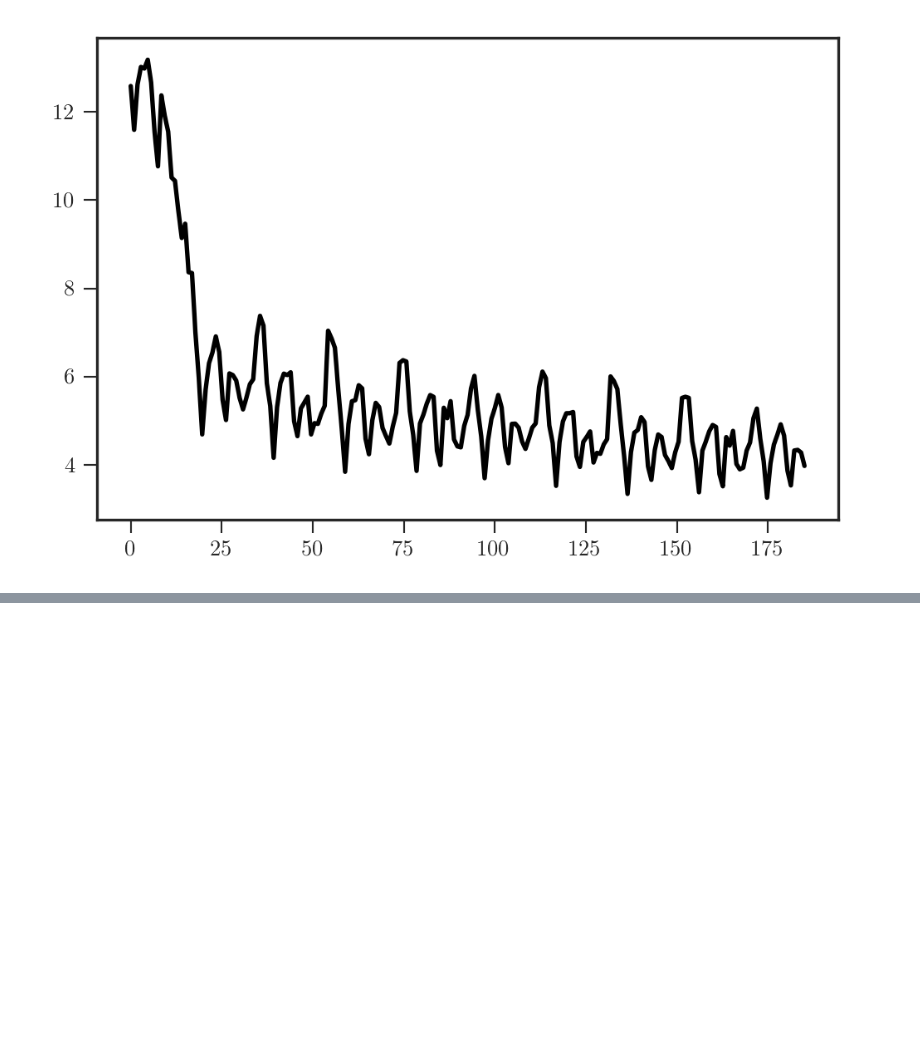
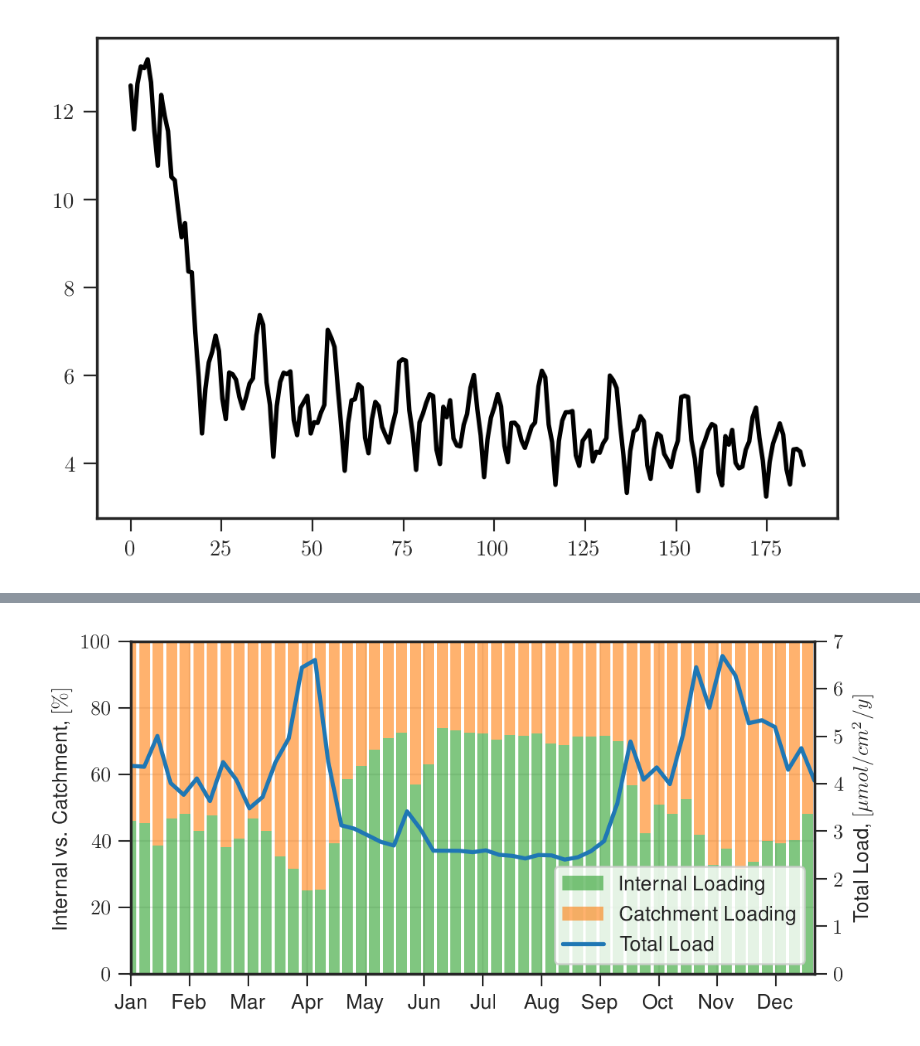
Before and after one commit to biogeochemistry/MyLake_v2_Vansjo, a Jupyter notebook: Postproc_code/P loads scenarios 17m sediments.ipynb, the cells around one changed output, grey strips where cells are left out. Saved outputs shown, nothing was run; the diff lists cells and outputs as text; code cells hidden in the pictures; blank space fills up the shorter version.

```diff
--- a/Postproc_code/P loads scenarios 17m sediments.ipynb
+++ b/Postproc_code/P loads scenarios 17m sediments.ipynb
@@ -1383,0 +1382,23 @@ plt.xticks(np.linspace(1,53,12),[m[:3] for m in ['January', 'February', 'March',
+# %%
+# mean_loading.plot()
+fig = plt.figure(figsize=(6,3), dpi=190)
+inflow = mean_loading['TP inflow'].values*365*10**2/31000
+internal = mean_loading['P fx'].values*365*10**2/31000
+p1 = plt.bar(mean_loading.index.values, 100*inflow/(internal+inflow), label='From Catchment',bottom=100*internal/(internal+inflow), color=sns.color_palette()[1],align='center', alpha=0.6)
+p0 = plt.bar(mean_loading.index.values, 100*internal/(internal+inflow), label='Internal Loading', color=sns.color_palette()[2], align='center',alpha=0.6)
+# plt.ylim(0,None)
+plt.xlim(0.5,53.5)
+plt.ylim(0,100)
+plt.ylabel('Internal vs. Catchment, $[\%]$')
+plt.grid(alpha=0.5)
+ax2 = plt.gca().twinx()
+a2, = ax2.plot(mean_loading.index.values, internal+inflow, label='Total Load', lw=2)
+ax2.set_ylim(0,7)
+ax2.set_ylabel('Total Load, $[\mu mol / cm^{2} / y]$')
+plt.legend([p0,p1,a2], ['Internal Loading', 'Catchment Loading', 'Total Load'], frameon=1, loc=4)
+plt.xlim(1,51.5)
+plt.xticks(np.linspace(1,53,13),[m[:3] for m in ['January', 'February', 'March', 'April', 'May', 'June', 'July', 'August', 'September', 'October', 'November', 'December', 'January']])
+
+# savefig('cc/P/loading_bars_percent')
+# %% [output]
+[figure, added]
```
Also changed, not shown: parts of 11 cells of this notebook, 5 other files.
